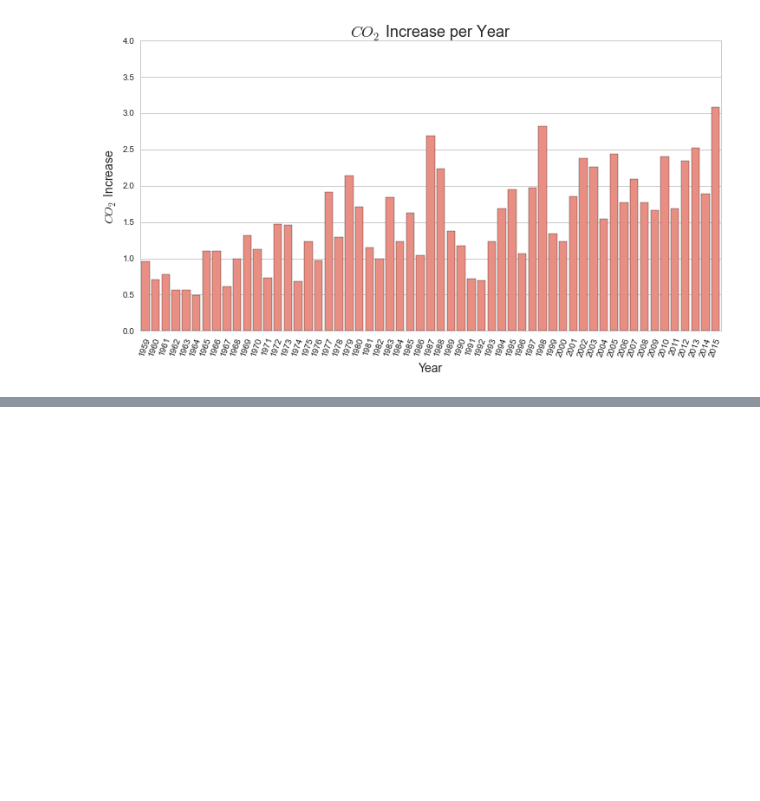
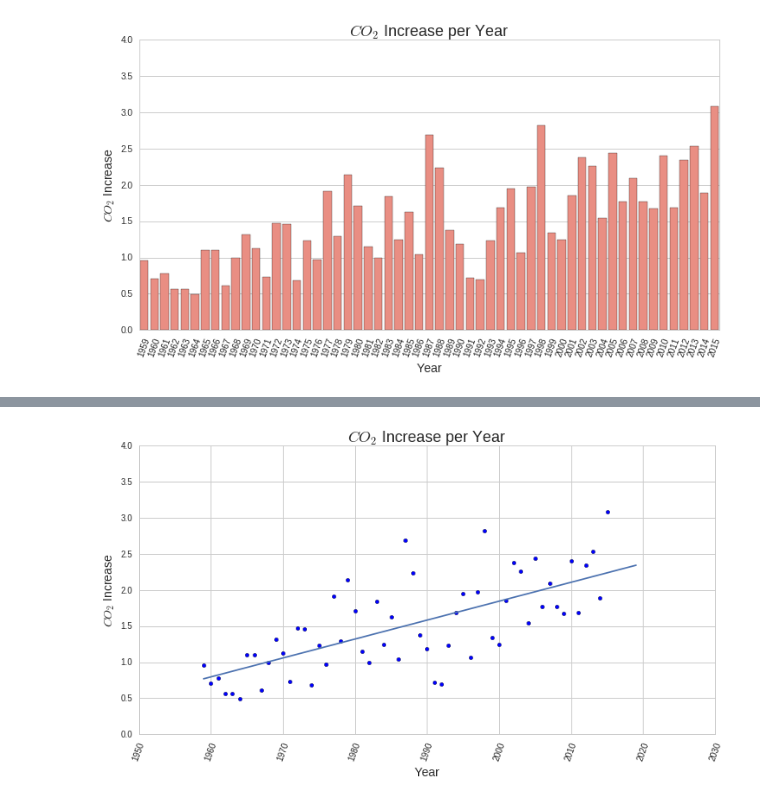
Before and after one commit to walterreade/p2, a Jupyter notebook: pymc3/CO2_Rate.ipynb, the cells around one changed output, grey strips where cells are left out. Cells and saved outputs as stored; diff of their text form; code cells hidden in the pictures; blank space fills up the shorter version.

```diff
--- a/pymc3/CO2_Rate.ipynb
+++ b/pymc3/CO2_Rate.ipynb
@@ -34,7 +42,8 @@ year = np.arange(1959,2016)
 with pm.Model() as model:
 
     # prior for distribution of switchpoint year
-    switchpoint = pm.DiscreteUniform('switchpoint', lower=year.min(), upper=year.max(), testval=1980)
+#     switchpoint = pm.DiscreteUniform('switchpoint', lower=year.min(), upper=year.max(), testval=1980)
+    switchpoint = 1980
 
     # prior for pre- and post-switch intercept
     a_0 = pm.Normal('a_0', 0, 1)
@@ -50,12 +59,13 @@ with pm.Model() as model:
 #     s_1 = pm.HalfCauchy('s_1', 1, testval=0.5)
 
     # Assign slopes to appropriate pre- and post-switchpoint locations
-    intercept = pm.switch(switchpoint >= year, a_0, a_1)
-    slope = pm.switch(switchpoint >= year, b_0, b_1)
+#     intercept = pm.switch(switchpoint >= year, a_0, a_1)
+#     slope = pm.switch(switchpoint >= year, b_0, b_1)
 #     sigma = pm.switch(switchpoint >= year, s_0, s_1)
 
     # Data likelihood
-    y_est = intercept + slope * data['year']
+    y_est = a_0 + b_0 * data['year']
+#     y_est = intercept + slope * data['year']
     co2_rate = pm.Normal('co2_rate', mu=y_est , sd=0.01, observed=data['ppm_per_year'])
 # %%
 n = 10000
@@ -63,7 +73,8 @@ with model:
 #     start = pm.find_MAP(fmin=fmin_powell)
     trace = pm.sample(10000, step=pm.Metropolis())
     start = trace[-1]
-    step1 = pm.NUTS([a_0, a_1, b_0, b_1], scaling=start)
-    step2 = pm.Metropolis([switchpoint])
-    trace = pm.sample(n, step=[step1, step2], start=start)
+#     step1 = pm.NUTS([a_0, a_1, b_0, b_1], scaling=start)
+    step1 = pm.NUTS(scaling=start)
+#     step2 = pm.Metropolis([switchpoint])
+    trace = pm.sample(n, step=[step1], start=start)
 # %% [output]
@@ -85,22 +95,24 @@ plt.show()
 # %%
 plt.figure(figsize=(12,6))
 
 plt.xticks(rotation=70)
 plt.scatter(data['year'], data['ppm_per_year'])
 plt.ylim((0,4))
 plt.ylabel('$CO_2$ Increase', fontsize=14)
 plt.xlabel('Year', fontsize=14)
 plt.title('$CO_2$ Increase per Year', fontsize=18)
 
-x = np.arange(1959, 1976)
+x = np.arange(1959, 2020)
 y = np.median(trace[-n/2::10]['a_0']) + np.median(trace[-n/2::10]['b_0']) * x
 plt.plot(x, y)
 
-x = np.arange(1976, 2020)
-y = np.median(trace[-n/2::5]['a_1']) + np.median(trace[-n/2::5]['b_1']) * x
-plt.plot(x, y)
+# x = np.arange(1976, 2020)
+# y = np.median(trace[-n/2::5]['a_1']) + np.median(trace[-n/2::5]['b_1']) * x
+# plt.plot(x, y)
 
 plt.show()
+# %% [output]
+[figure, added]
 # %%
 print(np.median(trace[-n/2::5]['switchpoint']))
 print(np.median(trace[-n/2::5]['b_0']))
```
Also changed, not shown: parts of 3 cells of this notebook.
